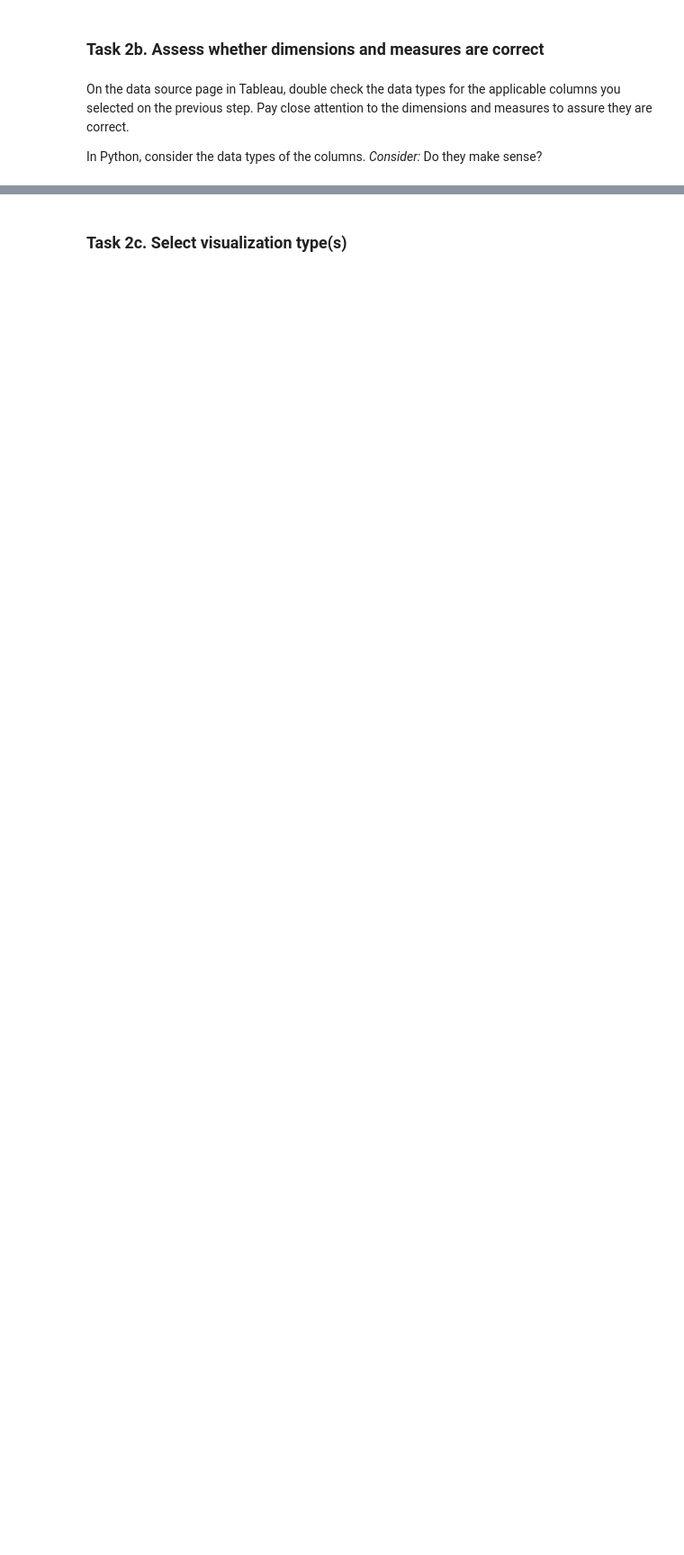
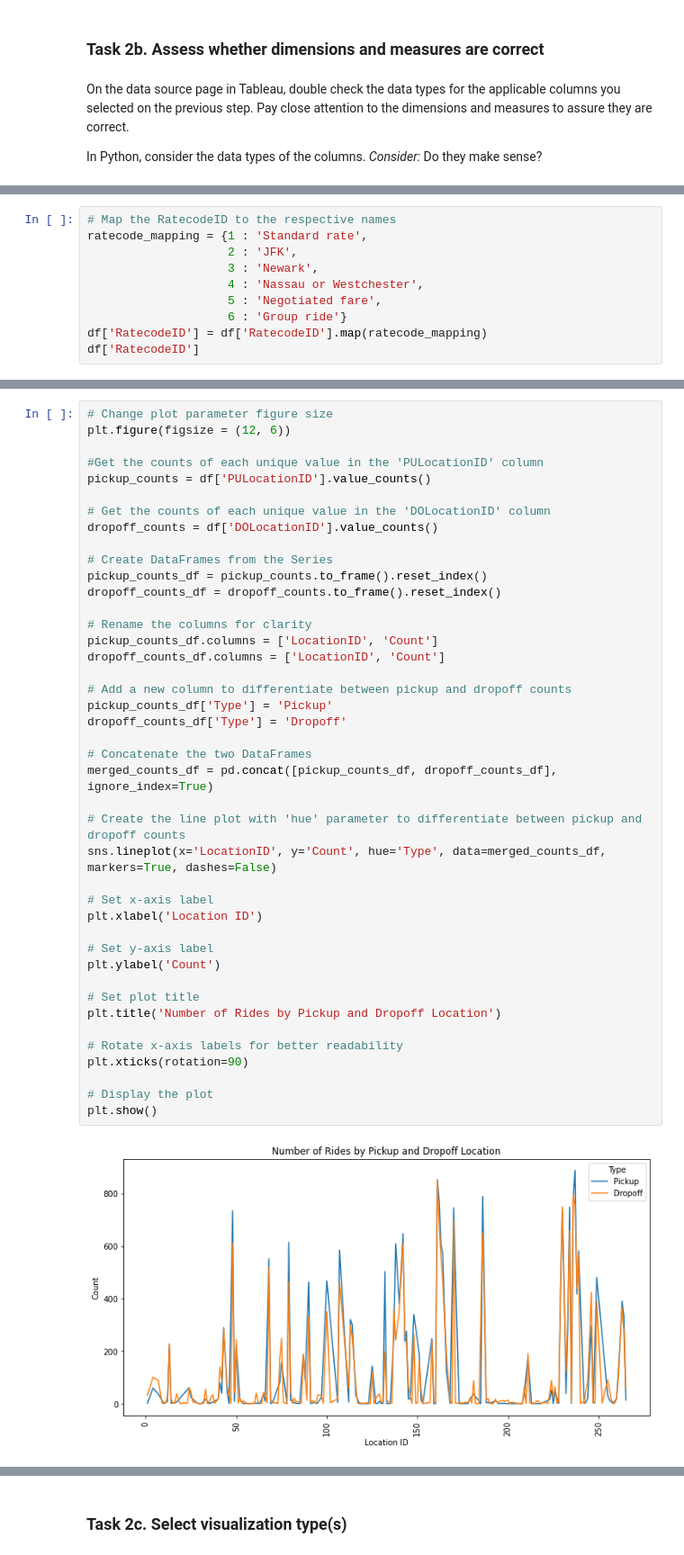
Before and after one commit to Protospi/automatidata-google, a Jupyter notebook: Activity_Course 3 Automatidata project lab.ipynb, the cells around one changed output, grey strips where cells are left out. Shown at 90% size. Saved outputs shown, nothing was run; the diff lists cells and outputs as text; blank space fills up the shorter version.

```diff
--- a/Activity_Course 3 Automatidata project lab.ipynb
+++ b/Activity_Course 3 Automatidata project lab.ipynb
@@ -224,0 +427,10 @@ Review the link provided in the previous activity instructions to create the req
+# %%
+# Map the RatecodeID to the respective names
+ratecode_mapping = {1 : 'Standard rate',
+                    2 : 'JFK',
+                    3 : 'Newark',
+                    4 : 'Nassau or Westchester',
+                    5 : 'Negotiated fare',
+                    6 : 'Group ride'}
+df['RatecodeID'] = df['RatecodeID'].map(ratecode_mapping)
+df['RatecodeID']
@@ -224,0 +492,44 @@ Review the link provided in the previous activity instructions to create the req
+# %%
+# Change plot parameter figure size
+plt.figure(figsize = (12, 6))
+
+#Get the counts of each unique value in the 'PULocationID' column
+pickup_counts = df['PULocationID'].value_counts()
+
+# Get the counts of each unique value in the 'DOLocationID' column
+dropoff_counts = df['DOLocationID'].value_counts()
+
+# Create DataFrames from the Series
+pickup_counts_df = pickup_counts.to_frame().reset_index()
+dropoff_counts_df = dropoff_counts.to_frame().reset_index()
+
+# Rename the columns for clarity
+pickup_counts_df.columns = ['LocationID', 'Count']
+dropoff_counts_df.columns = ['LocationID', 'Count']
+
+# Add a new column to differentiate between pickup and dropoff counts
+pickup_counts_df['Type'] = 'Pickup'
+dropoff_counts_df['Type'] = 'Dropoff'
+
+# Concatenate the two DataFrames
+merged_counts_df = pd.concat([pickup_counts_df, dropoff_counts_df], ignore_index=True)
+
+# Create the line plot with 'hue' parameter to differentiate between pickup and dropoff counts
+sns.lineplot(x='LocationID', y='Count', hue='Type', data=merged_counts_df, markers=True, dashes=False)
+
+# Set x-axis label
+plt.xlabel('Location ID')
+
+# Set y-axis label
+plt.ylabel('Count')
+
+# Set plot title
+plt.title('Number of Rides by Pickup and Dropoff Location')
+
+# Rotate x-axis labels for better readability
+plt.xticks(rotation=90)
+
+# Display the plot
+plt.show()
+# %% [output]
+[figure, added]
```
Also changed, not shown: parts of 51 cells of this notebook, 1 other file.
